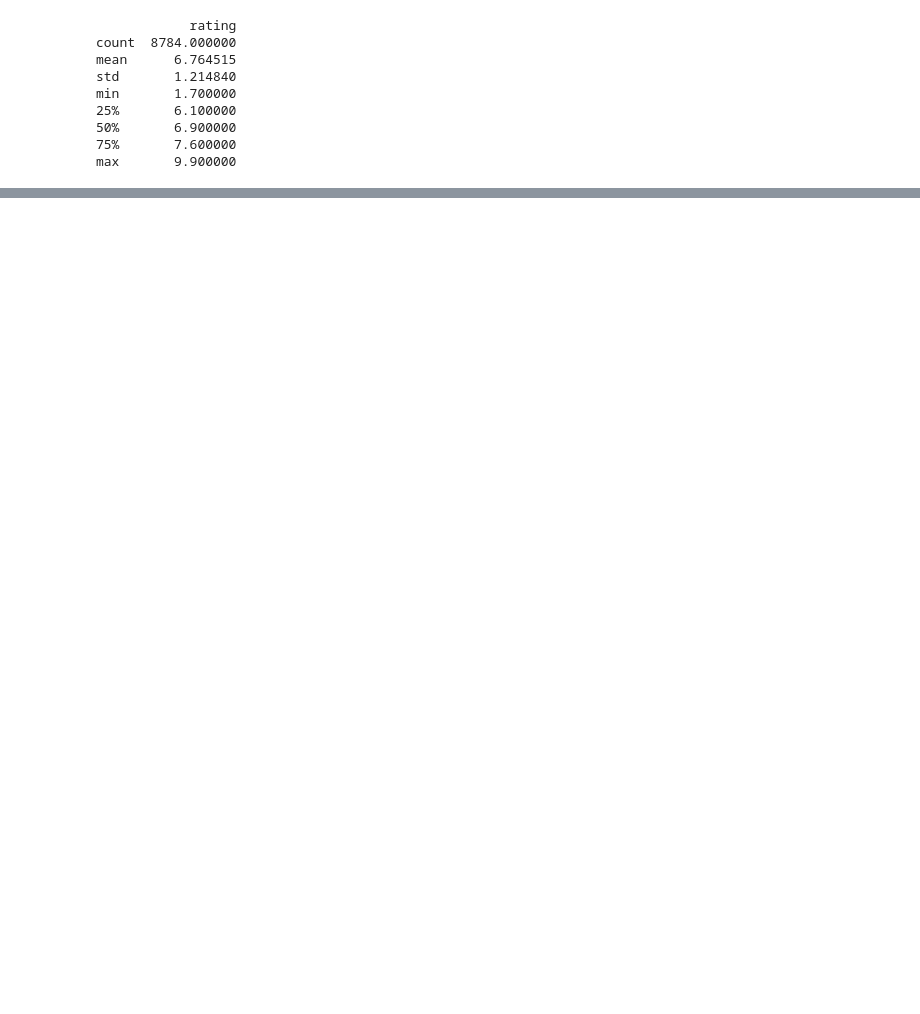
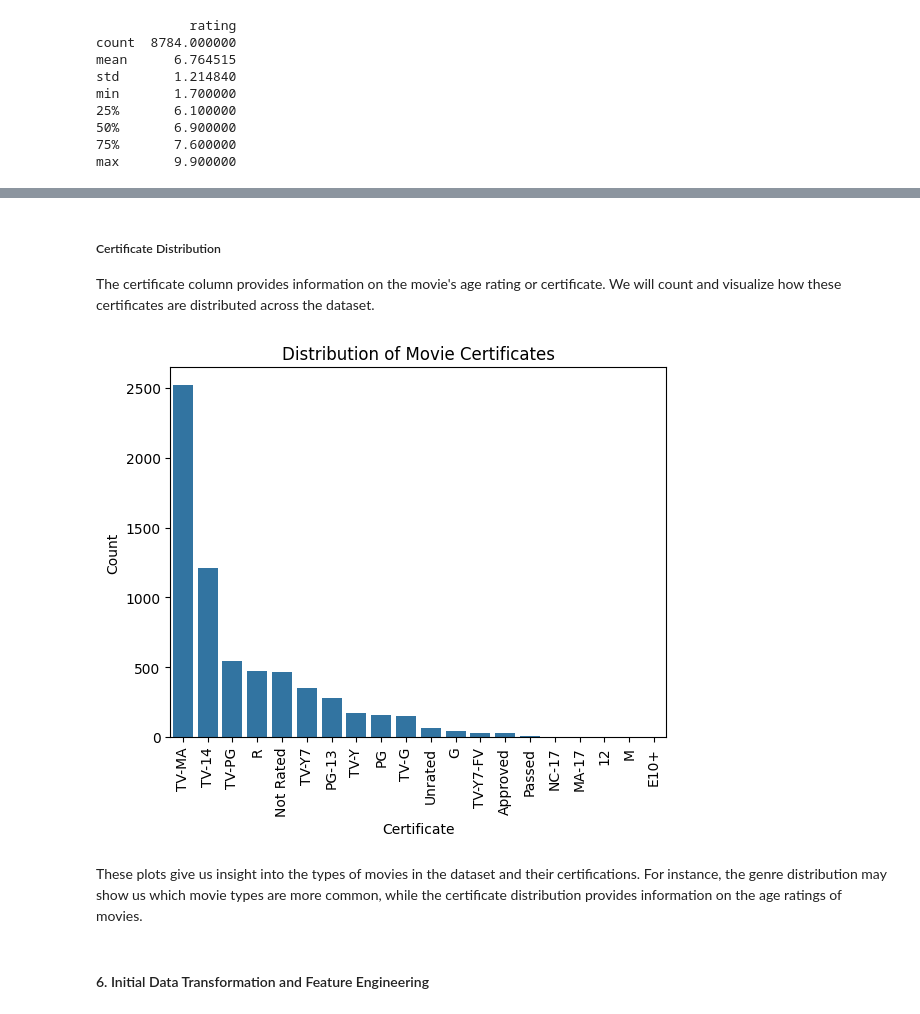
Before and after one commit to mokeyzz1/datafun-06-eda, a Jupyter notebook: moses_eda.ipynb, the cells around one changed output, grey strips where cells are left out. Saved outputs shown, nothing was run; the diff lists cells and outputs as text; code cells hidden in the pictures; blank space fills up the shorter version.

```diff
--- a/moses_eda.ipynb
+++ b/moses_eda.ipynb
@@ -80,0 +136,21 @@ plt.show()
+# %% [markdown]
+##### Certificate Distribution
+
+The certificate column provides information on the movie's age rating or certificate. We will count and visualize how these certificates are distributed across the dataset.
+# %%
+# Inspect value counts for 'certificate' column
+df['certificate'].value_counts()
+
+# Plot the distribution of certificates
+sns.countplot(x='certificate', data=df, order=df['certificate'].value_counts().index)
+plt.xticks(rotation=90)
+plt.title('Distribution of Movie Certificates')
+plt.xlabel('Certificate')
+plt.ylabel('Count')
+plt.show()
+# %% [output]
+[figure, added]
+# %% [markdown]
+These plots give us insight into the types of movies in the dataset and their certifications. For instance, the genre distribution may show us which movie types are more common, while the certificate distribution provides information on the age ratings of movies.
+# %% [markdown]
+#### 6. Initial Data Transformation and Feature Engineering
```
Also changed, not shown: parts of 29 cells of this notebook, 2 other files.
